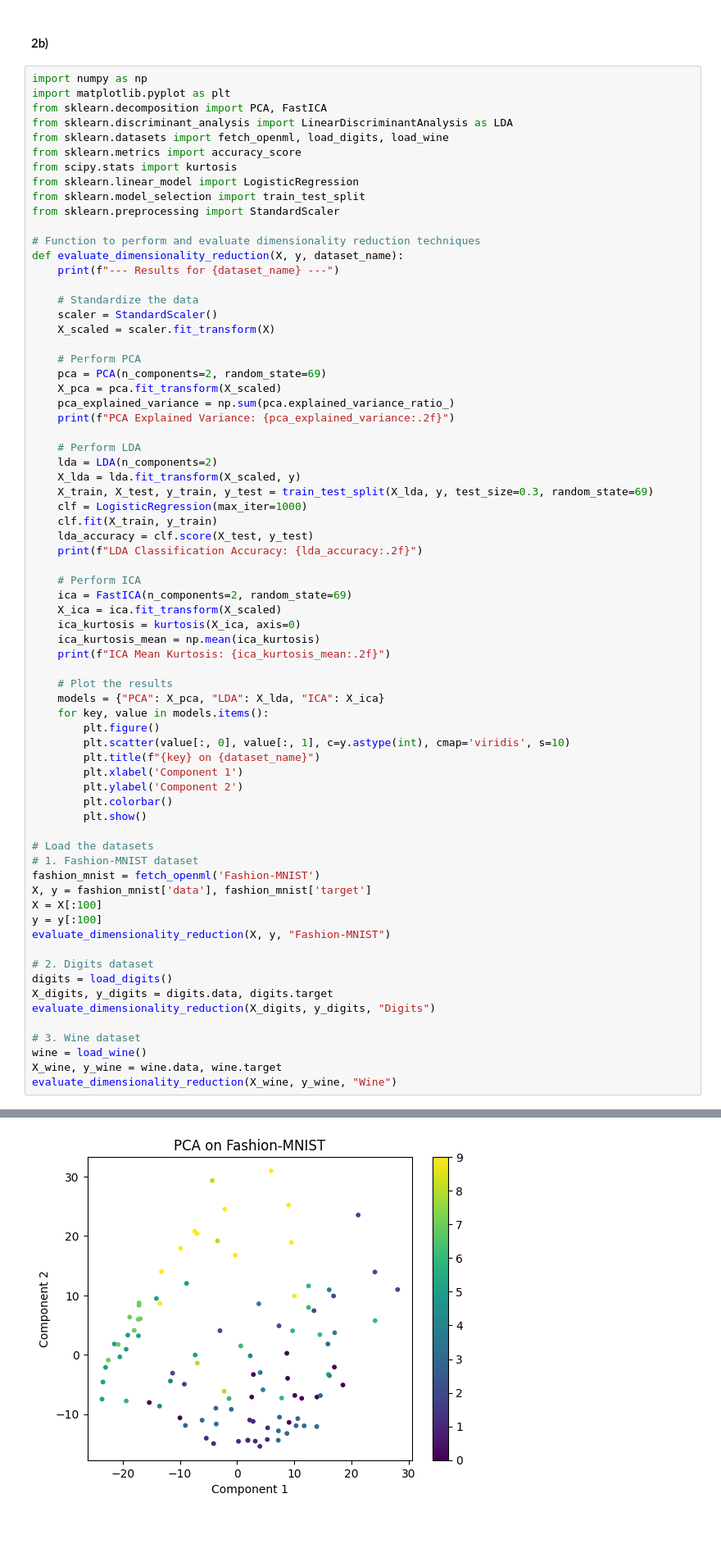
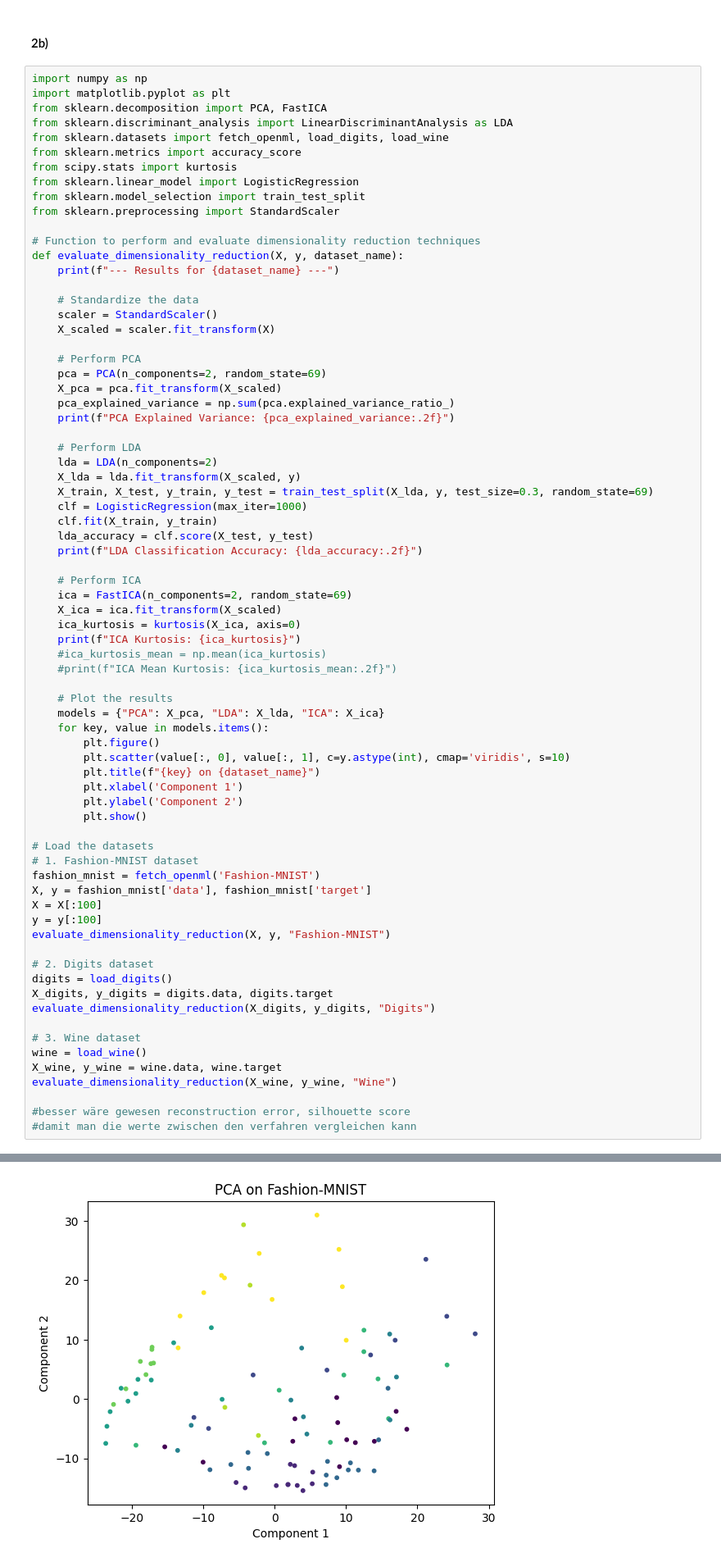
Before and after one commit to d3nnis2001/MaschinellesLernenImWeb, a Jupyter notebook: practical.ipynb, the cells around one changed output, grey strips where cells are left out. Shown: that part at 82% size. Saved outputs shown, nothing was run; the diff lists cells and outputs as text; blank space fills up the shorter version.

```diff
--- a/practical.ipynb
+++ b/practical.ipynb
@@ -105,8 +105,9 @@ def evaluate_dimensionality_reduction(X, y, dataset_name):
     ica = FastICA(n_components=2, random_state=69)
     X_ica = ica.fit_transform(X_scaled)
     ica_kurtosis = kurtosis(X_ica, axis=0)
-    ica_kurtosis_mean = np.mean(ica_kurtosis)
-    print(f"ICA Mean Kurtosis: {ica_kurtosis_mean:.2f}")
+    print(f"ICA Kurtosis: {ica_kurtosis}")
+    #ica_kurtosis_mean = np.mean(ica_kurtosis)
+    #print(f"ICA Mean Kurtosis: {ica_kurtosis_mean:.2f}")
 
     # Plot the results
     models = {"PCA": X_pca, "LDA": X_lda, "ICA": X_ica}
@@ -116,7 +117,6 @@ def evaluate_dimensionality_reduction(X, y, dataset_name):
         plt.title(f"{key} on {dataset_name}")
         plt.xlabel('Component 1')
         plt.ylabel('Component 2')
-        plt.colorbar()
         plt.show()
 
 # Load the datasets
@@ -136,6 +136,9 @@ evaluate_dimensionality_reduction(X_digits, y_digits, "Digits")
 wine = load_wine()
 X_wine, y_wine = wine.data, wine.target
 evaluate_dimensionality_reduction(X_wine, y_wine, "Wine")
+
+#besser wäre gewesen reconstruction error, silhouette score
+#damit man die werte zwischen den verfahren vergleichen kann
 # %% [output]
 --- Results for Fashion-MNIST ---
 PCA Explained Variance: 0.38
@@ -144 +147 @@ ICA Mean Kurtosis: -0.84
-[figure, old version]
+[figure, new version]
```
Also changed, not shown: parts of 1 cell of this notebook.
